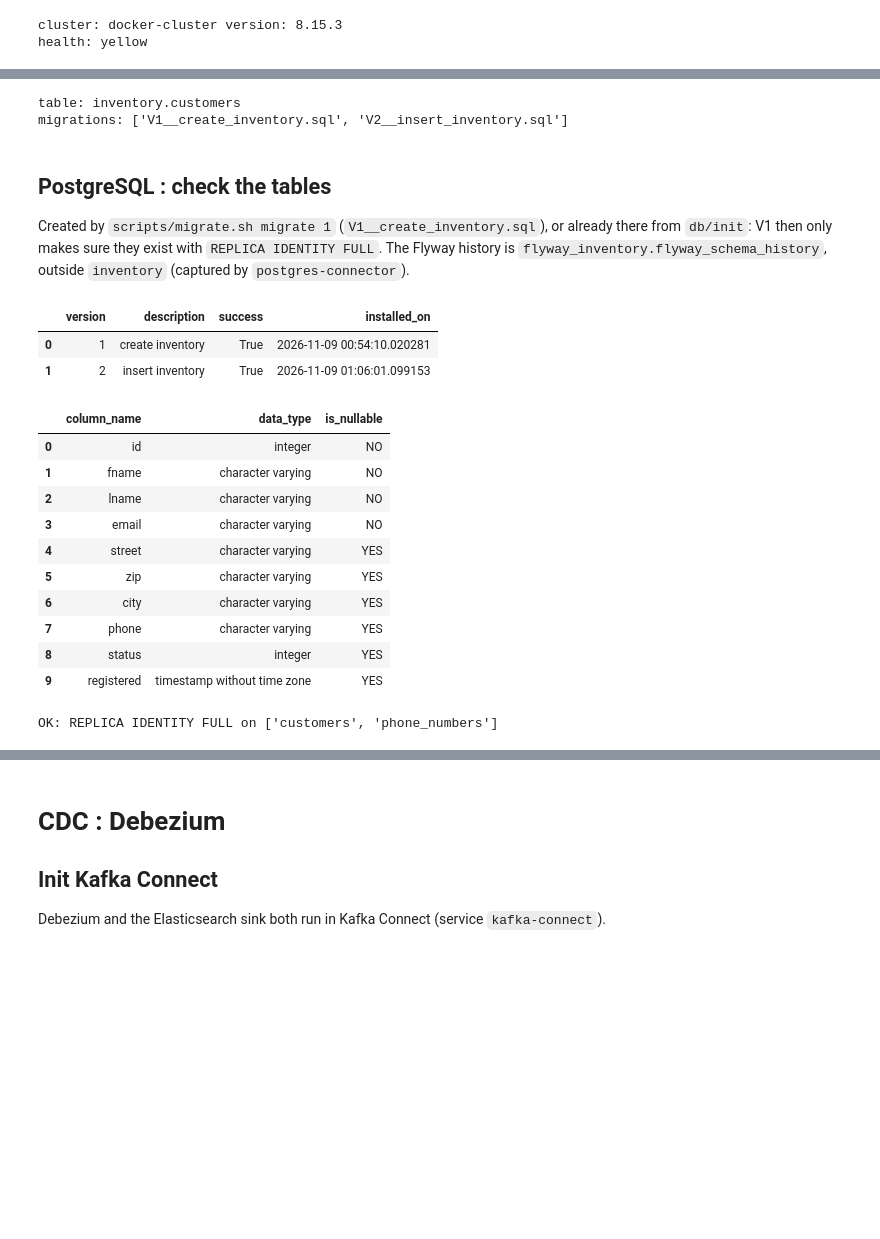
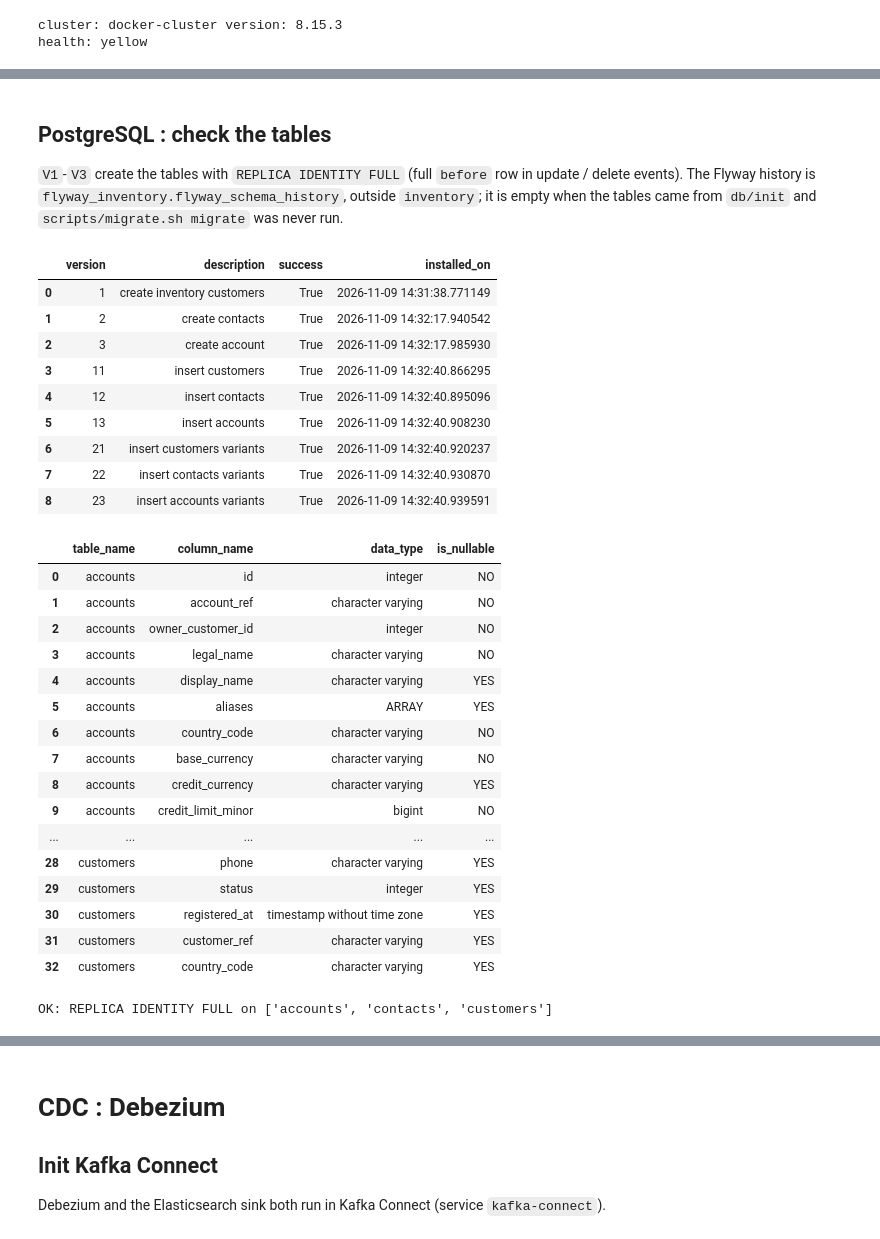
Before and after one commit to frtu/vm, a Jupyter notebook: docker/data-pipeline/notebooks/CDC to ES.ipynb, the cells around one changed output, grey strips where cells are left out. Cells and saved outputs as stored; diff of their text form; code cells hidden in the pictures; blank space fills up the shorter version.

```diff
--- a/docker/data-pipeline/notebooks/CDC to ES.ipynb
+++ b/docker/data-pipeline/notebooks/CDC to ES.ipynb
@@ -134,59 +174,62 @@ DOMAIN_DIR = Path(os.getenv("DOMAIN_DIR", "/domain"))
-# %%
-## PG
-MIGRATION_DIR = DOMAIN_DIR / "migration"
-
-TABLE_SCHEMA, TABLE_NAME = "inventory", "customers"
-FLYWAY_HISTORY = "flyway_inventory.flyway_schema_history"
-
-print("table:", f"{TABLE_SCHEMA}.{TABLE_NAME}")
-print("migrations:", sorted(p.name for p in MIGRATION_DIR.glob("V*.sql")))
-# %% [output]
-table: inventory.customers
-migrations: ['V1__create_inventory.sql', 'V2__insert_inventory.sql']
 # %% [markdown]
 ## PostgreSQL : check the tables
 
-Created by `scripts/migrate.sh migrate 1` (`V1__create_inventory.sql`), or already there from
-`db/init`: V1 then only makes sure they exist with `REPLICA IDENTITY FULL`. The Flyway history
-is `flyway_inventory.flyway_schema_history`, outside `inventory` (captured by `postgres-connector`).
+`V1`-`V3` create the tables with `REPLICA IDENTITY FULL` (full `before` row in update / delete
+events). The Flyway history is `flyway_inventory.flyway_schema_history`, outside `inventory`;
+it is empty when the tables came from `db/init` and `scripts/migrate.sh migrate` was never run.
 # %%
-import pandas as pd
-
 def flyway_history():
+    if pd.read_sql(text("SELECT to_regclass(:t) AS t"), engine, params={"t": FLYWAY_HISTORY})["t"][0] is None:
+        return pd.DataFrame(columns=["version", "description", "success", "installed_on"])
     return pd.read_sql(text(
         f"SELECT version, description, success, installed_on FROM {FLYWAY_HISTORY} "
         "WHERE version IS NOT NULL ORDER BY installed_rank"
     ), engine)
 
 
 display(flyway_history())
 
 columns = pd.read_sql(text("""
-SELECT column_name, data_type, is_nullable FROM information_schema.columns
-WHERE table_schema = :schema AND table_name = :table ORDER BY ordinal_position
-"""), engine, params={"schema": TABLE_SCHEMA, "table": TABLE_NAME})
-assert not columns.empty, f"{TABLE_SCHEMA}.{TABLE_NAME} doesn't exist: run scripts/migrate.sh migrate 1"
+SELECT table_name, column_name, data_type, is_nullable FROM information_schema.columns
+WHERE table_schema = 'inventory' AND table_name = ANY(:tables) ORDER BY table_name, ordinal_position
+"""), engine, params={"tables": list(ENTITIES)})
+COLUMNS = {table: list(group["column_name"]) for table, group in columns.groupby("table_name")}
+missing_tables = sorted(set(ENTITIES) - set(COLUMNS))
+assert not missing_tables, f"missing tables {missing_tables}: run scripts/migrate.sh migrate 3"
 display(columns)
 
 replica_identity = dict(pd.read_sql(text("""
 SELECT c.relname, c.relreplident FROM pg_class c JOIN pg_namespace n ON n.oid = c.relnamespace
-WHERE n.nspname = 'inventory' AND c.relname IN ('customers', 'phone_numbers')
-"""), engine).itertuples(index=False))
-assert replica_identity == {"customers": "f", "phone_numbers": "f"}, f"replica identity: {replica_identity}"
+WHERE n.nspname = 'inventory' AND c.relname = ANY(:tables)
+"""), engine, params={"tables": list(ENTITIES)}).itertuples(index=False))
+assert replica_identity == {t: "f" for t in ENTITIES}, f"replica identity: {replica_identity}"
 print(f"OK: REPLICA IDENTITY FULL on {sorted(replica_identity)}")
 # %% [output]
 |  | version | description | success | installed_on |
-| 0 | 1 | create inventory | True | 2026-11-09 00:54:10.020281 |
-| 1 | 2 | insert inventory | True | 2026-11-09 01:06:01.099153 |
+| 0 | 1 | create inventory customers | True | 2026-11-09 14:31:38.771149 |
+| 1 | 2 | create contacts | True | 2026-11-09 14:32:17.940542 |
+| 2 | 3 | create account | True | 2026-11-09 14:32:17.985930 |
+| 3 | 11 | insert customers | True | 2026-11-09 14:32:40.866295 |
+| 4 | 12 | insert contacts | True | 2026-11-09 14:32:40.895096 |
+| 5 | 13 | insert accounts | True | 2026-11-09 14:32:40.908230 |
+| 6 | 21 | insert customers variants | True | 2026-11-09 14:32:40.920237 |
+| 7 | 22 | insert contacts variants | True | 2026-11-09 14:32:40.930870 |
+| 8 | 23 | insert accounts variants | True | 2026-11-09 14:32:40.939591 |
-|  | column_name | data_type | is_nullable |
-| 0 | id | integer | NO |
-| 1 | fname | character varying | NO |
-| 2 | lname | character varying | NO |
-| 3 | email | character varying | NO |
-| 4 | street | character varying | YES |
-| 5 | zip | character varying | YES |
-| 6 | city | character varying | YES |
-| 7 | phone | character varying | YES |
-| 8 | status | integer | YES |
-| 9 | registered | timestamp without time zone | YES |
+|  | table_name | column_name | data_type | is_nullable |
+| 0 | accounts | id | integer | NO |
+| 1 | accounts | account_ref | character varying | NO |
+| 2 | accounts | owner_customer_id | integer | NO |
+| 3 | accounts | legal_name | character varying | NO |
+| 4 | accounts | display_name | character varying | YES |
+| 5 | accounts | aliases | ARRAY | YES |
+| 6 | accounts | country_code | character varying | NO |
+| 7 | accounts | base_currency | character varying | NO |
+| 8 | accounts | credit_currency | character varying | YES |
+| 9 | accounts | credit_limit_minor | bigint | NO |
+| ... | ... | ... | ... | ... |
+| 28 | customers | phone | character varying | YES |
+| 29 | customers | status | integer | YES |
+| 30 | customers | registered_at | timestamp without time zone | YES |
+| 31 | customers | customer_ref | character varying | YES |
+| 32 | customers | country_code | character varying | YES |
-OK: REPLICA IDENTITY FULL on ['customers', 'phone_numbers']
+OK: REPLICA IDENTITY FULL on ['accounts', 'contacts', 'customers']
```
Also changed, not shown: parts of 31 cells of this notebook, 1 other file.
